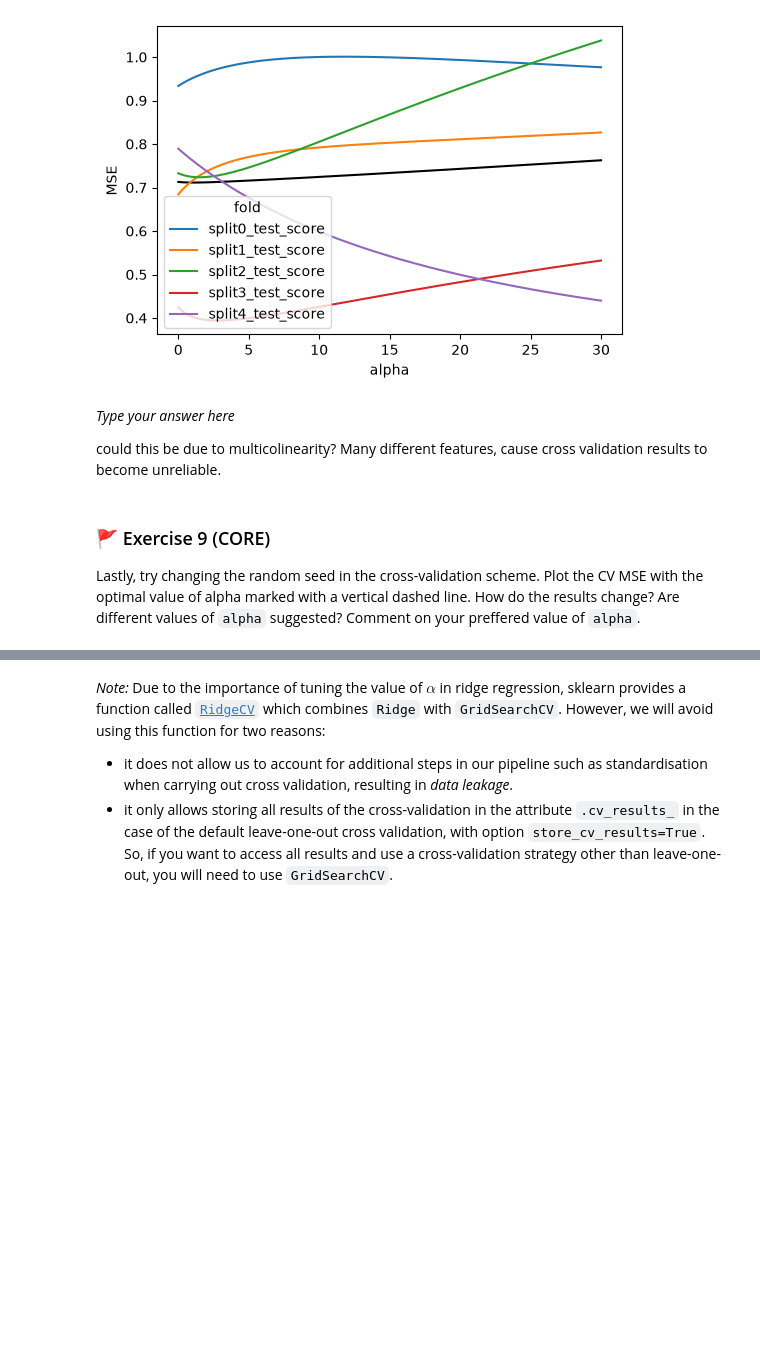
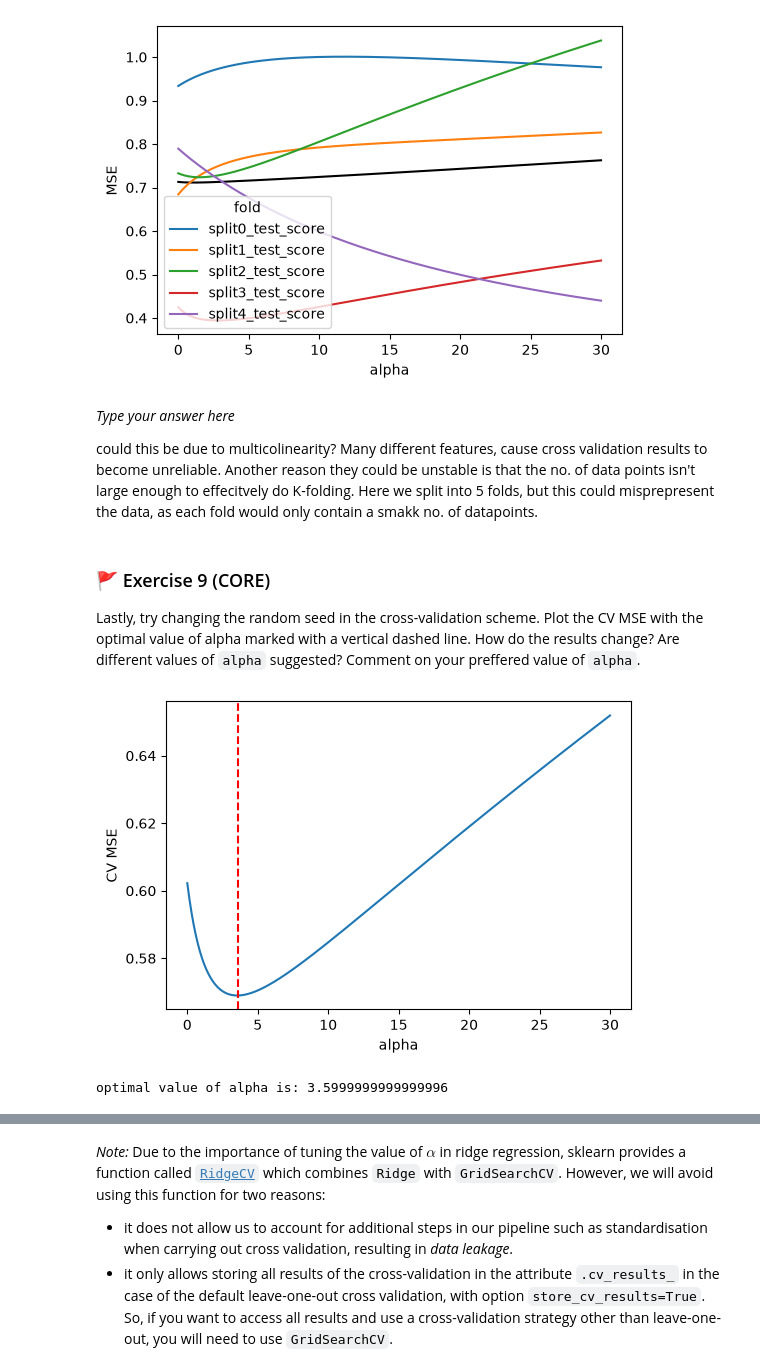
Before and after one commit to thomasvsinclair/ml-workshops, a Jupyter notebook: WS5/mlp_week05.ipynb, the cells around one changed output, grey strips where cells are left out. Cells and saved outputs as stored; diff of their text form; code cells hidden in the pictures; blank space fills up the shorter version.

```diff
--- a/WS5/mlp_week05.ipynb
+++ b/WS5/mlp_week05.ipynb
@@ -613,15 +613,59 @@ plt.show()
 # %% [markdown]
 _Type your answer here_
 
-could this be due to multicolinearity? Many different features, cause cross validation results to become unreliable.
+could this be due to multicolinearity? Many different features, cause cross validation results to become unreliable. Another reason they could be unstable is that the no. of data points isn't large enough to effecitvely do K-folding. Here we split into 5 folds, but this could misprepresent the data, as each fold would only contain a smakk no. of datapoints.
 # %% [markdown]
 ### 🚩 Exercise 9 (CORE)
 
 Lastly, try changing the random seed in the cross-validation scheme. Plot the CV MSE with the optimal value of alpha marked with a vertical dashed line. How do the results change? Are different values of `alpha` suggested? Comment on your preffered value of `alpha`.
 # %%
+# Grid of tuning parameters
+alphas = np.linspace(0, 30, num=201)
+
+#Pipeline
+m = make_pipeline(
+        preprocessor,
+        Ridge())
+
 # CV strategy
-cv = KFold(5, shuffle=True, random_state=0)
+cv = KFold(5, shuffle=True, random_state=5)
 
 # Code for your answer here!
+
+# Grid search
+gs = GridSearchCV(m,
+    param_grid={'ridge__alpha': alphas},
+    cv=cv,
+    scoring="neg_mean_squared_error")
+
+gs.fit(X_train, y_train)
+
+# Extract only mean and split scores
+cv_mse = pd.DataFrame(
+    data = gs.cv_results_
+).filter(
+    # Extract the split#_test_score and mean_test_score columns
+    regex = '(split[0-9]+|mean)_test_score'
+).assign(
+    # Add the alphas as a column
+    alpha = alphas
+)
+
+cv_mse.update(
+    # Convert negative mses to positive
+    -1 * cv_mse.filter(regex = '_test_score')
+)
+
+# Plot CV MSE
+plt.figure(figsize=(6,4))
+ax = sns.lineplot(x='alpha', y='mean_test_score', data=cv_mse)
+ax.set_ylabel('CV MSE')
+ax.axvline(x=gs.best_params_['ridge__alpha'], color='red', linestyle='dashed', label='Best alpha')
+plt.show()
+
+print(f'optimal value of alpha is: {gs.best_params_['ridge__alpha']}')
+# %% [output]
+[figure, added]
+optimal value of alpha is: 3.5999999999999996
 # %% [markdown]
 _Type your answer here_
```
Also changed, not shown: parts of 19 cells of this notebook.
